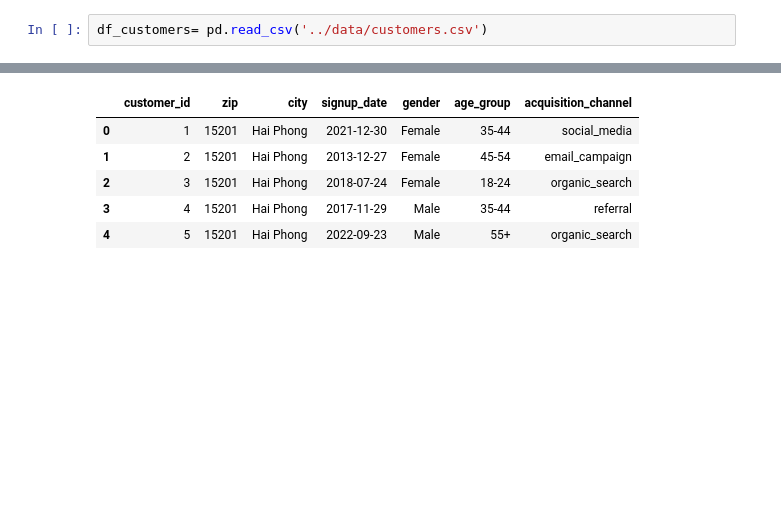
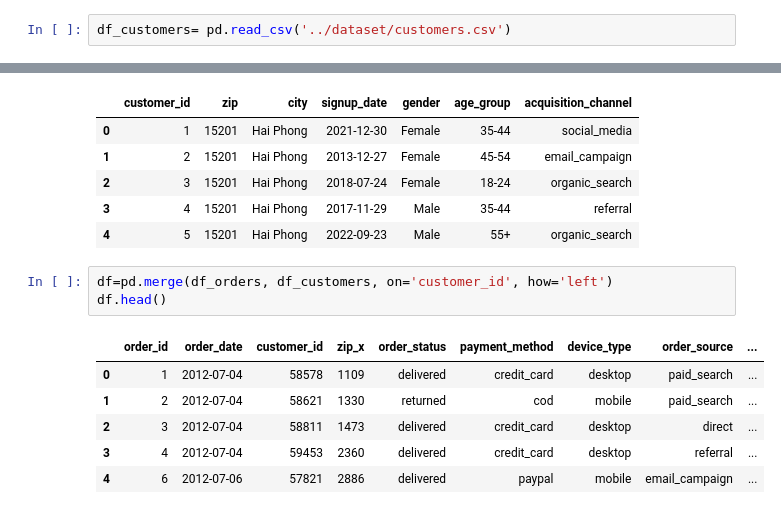
Before and after one commit to tuongvii2327/TayThanh_Datathon_2026, a Jupyter notebook: notebooks/tracnghiem.ipynb, the cells around one changed output, grey strips where cells are left out. Drawn from its saved outputs; the diff is of its cells as text; blank space fills up the shorter version.

```diff
--- a/notebooks/tracnghiem.ipynb
+++ b/notebooks/tracnghiem.ipynb
@@ -179,5 +179,5 @@ Tỷ lệ phần trăm áp dụng khuyến mãi: 38.663493169565214
 # %%
-df_customers= pd.read_csv('../data/customers.csv')
+df_customers= pd.read_csv('../dataset/customers.csv')
 # %%
 df_customers.head()
 # %% [output]
@@ -187,3 +187,13 @@ df_customers.head()
 | 2 | 3 | 15201 | Hai Phong | 2018-07-24 | Female | 18-24 | organic_search |
 | 3 | 4 | 15201 | Hai Phong | 2017-11-29 | Male | 35-44 | referral |
 | 4 | 5 | 15201 | Hai Phong | 2022-09-23 | Male | 55+ | organic_search |
+# %%
+df=pd.merge(df_orders, df_customers, on='customer_id', how='left')
+df.head()
+# %% [output]
+|  | order_id | order_date | customer_id | zip_x | order_status | payment_method | device_type | order_source | ... |
+| 0 | 1 | 2012-07-04 | 58578 | 1109 | delivered | credit_card | desktop | paid_search | ... |
+| 1 | 2 | 2012-07-04 | 58621 | 1330 | returned | cod | mobile | paid_search | ... |
+| 2 | 3 | 2012-07-04 | 58811 | 1473 | delivered | credit_card | desktop | direct | ... |
+| 3 | 4 | 2012-07-04 | 59453 | 2360 | delivered | credit_card | desktop | referral | ... |
+| 4 | 6 | 2012-07-06 | 57821 | 2886 | delivered | paypal | mobile | email_campaign | ... |
```
Also changed, not shown: parts of 34 cells of this notebook.
